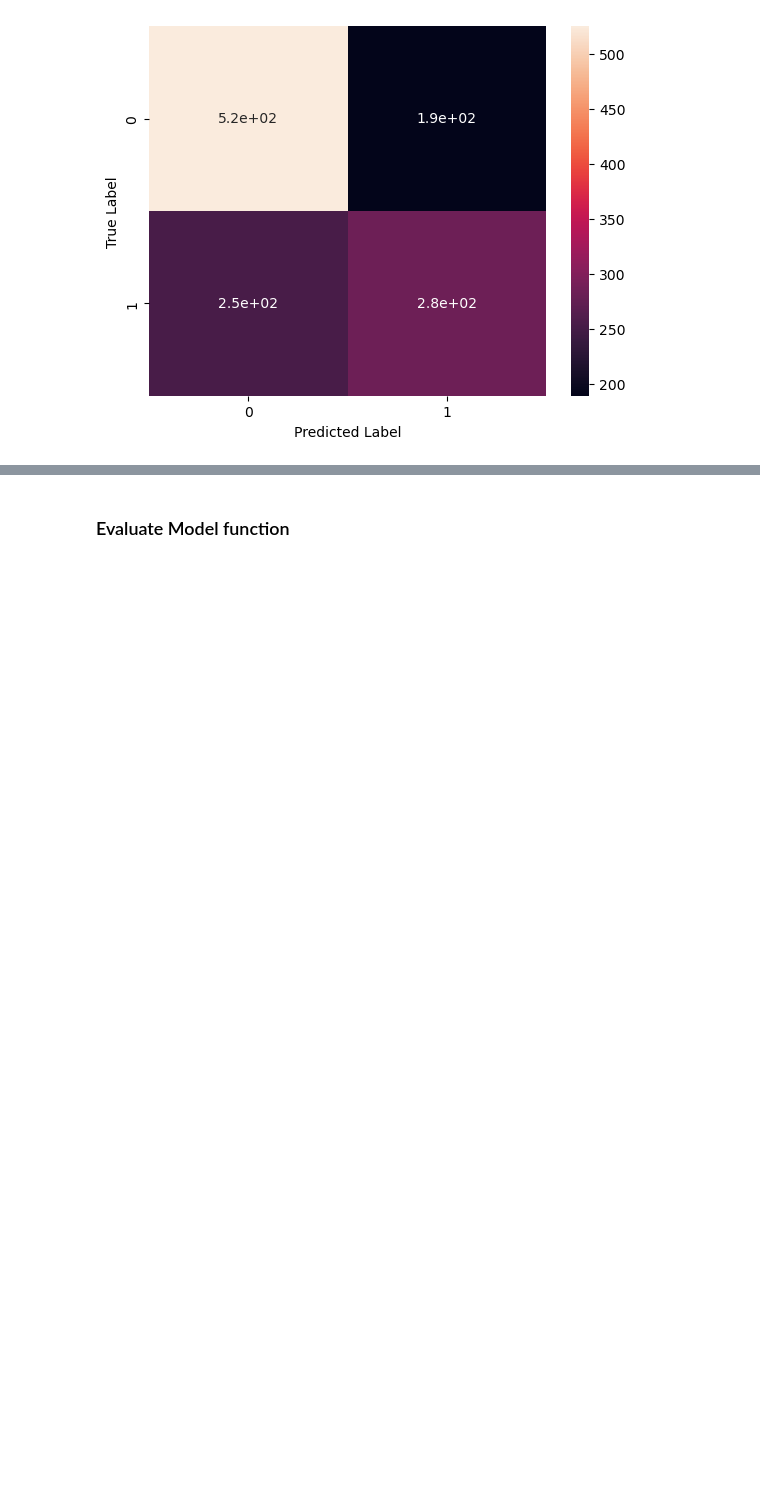
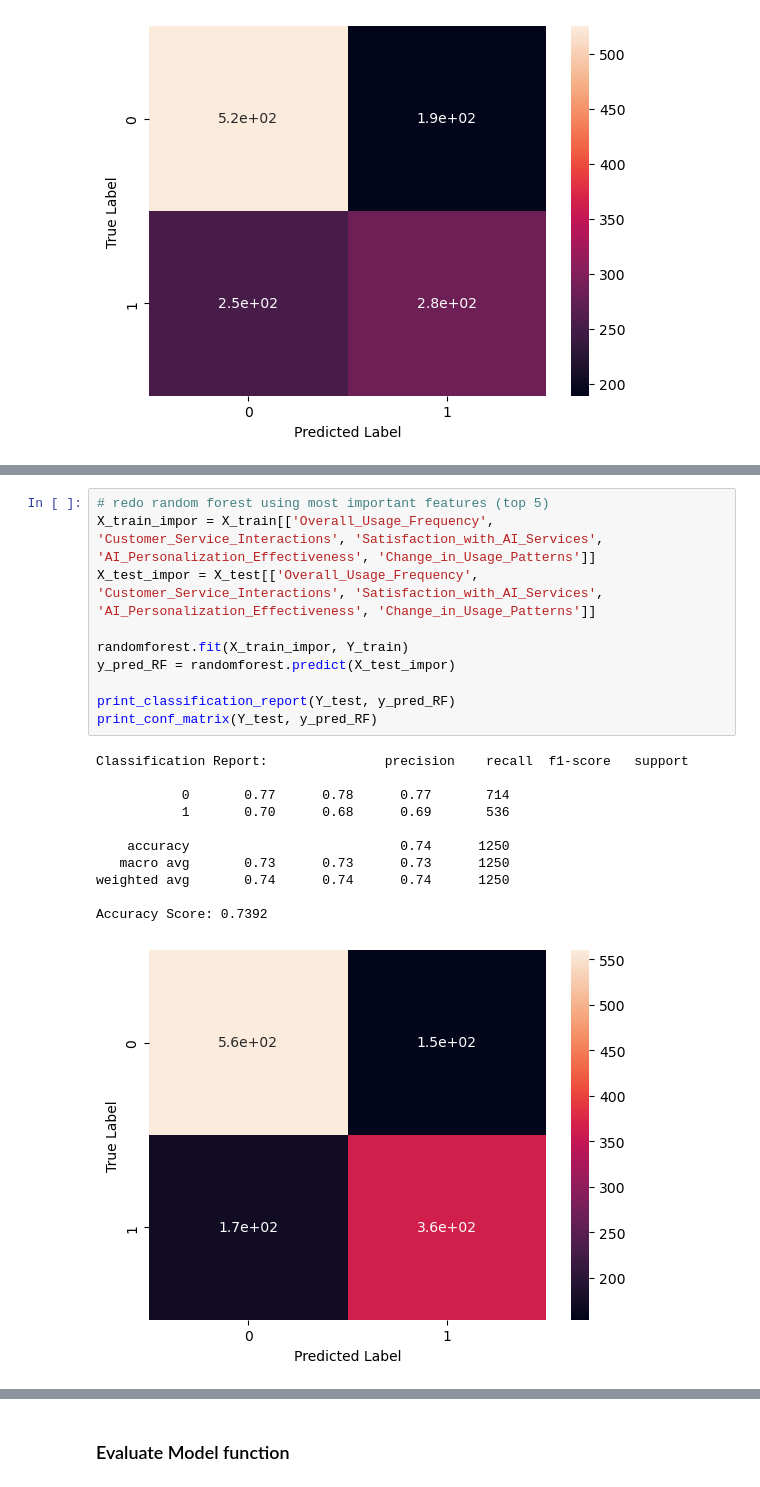
Before and after one commit to alim0118/customer-churn-predictor, a Jupyter notebook: Churn_Predictor.ipynb, the cells around one changed output, grey strips where cells are left out. Drawn from its saved outputs; the diff is of its cells as text; blank space fills up the shorter version.

```diff
--- a/Churn_Predictor.ipynb
+++ b/Churn_Predictor.ipynb
@@ -668,0 +725,22 @@ Accuracy Score: 0.6464
+# %%
+# redo random forest using most important features (top 5)
+X_train_impor = X_train[['Overall_Usage_Frequency', 'Customer_Service_Interactions', 'Satisfaction_with_AI_Services', 'AI_Personalization_Effectiveness', 'Change_in_Usage_Patterns']]
+X_test_impor = X_test[['Overall_Usage_Frequency', 'Customer_Service_Interactions', 'Satisfaction_with_AI_Services', 'AI_Personalization_Effectiveness', 'Change_in_Usage_Patterns']]
+
+randomforest.fit(X_train_impor, Y_train)
+y_pred_RF = randomforest.predict(X_test_impor)
+
+print_classification_report(Y_test, y_pred_RF)
+print_conf_matrix(Y_test, y_pred_RF)
+# %% [output]
+Classification Report:               precision    recall  f1-score   support
+
+           0       0.77      0.78      0.77       714
+           1       0.70      0.68      0.69       536
+
+    accuracy                           0.74      1250
+   macro avg       0.73      0.73      0.73      1250
+weighted avg       0.74      0.74      0.74      1250
+
+Accuracy Score: 0.7392
+[figure, added]
```
Also changed, not shown: parts of 8 cells of this notebook.
